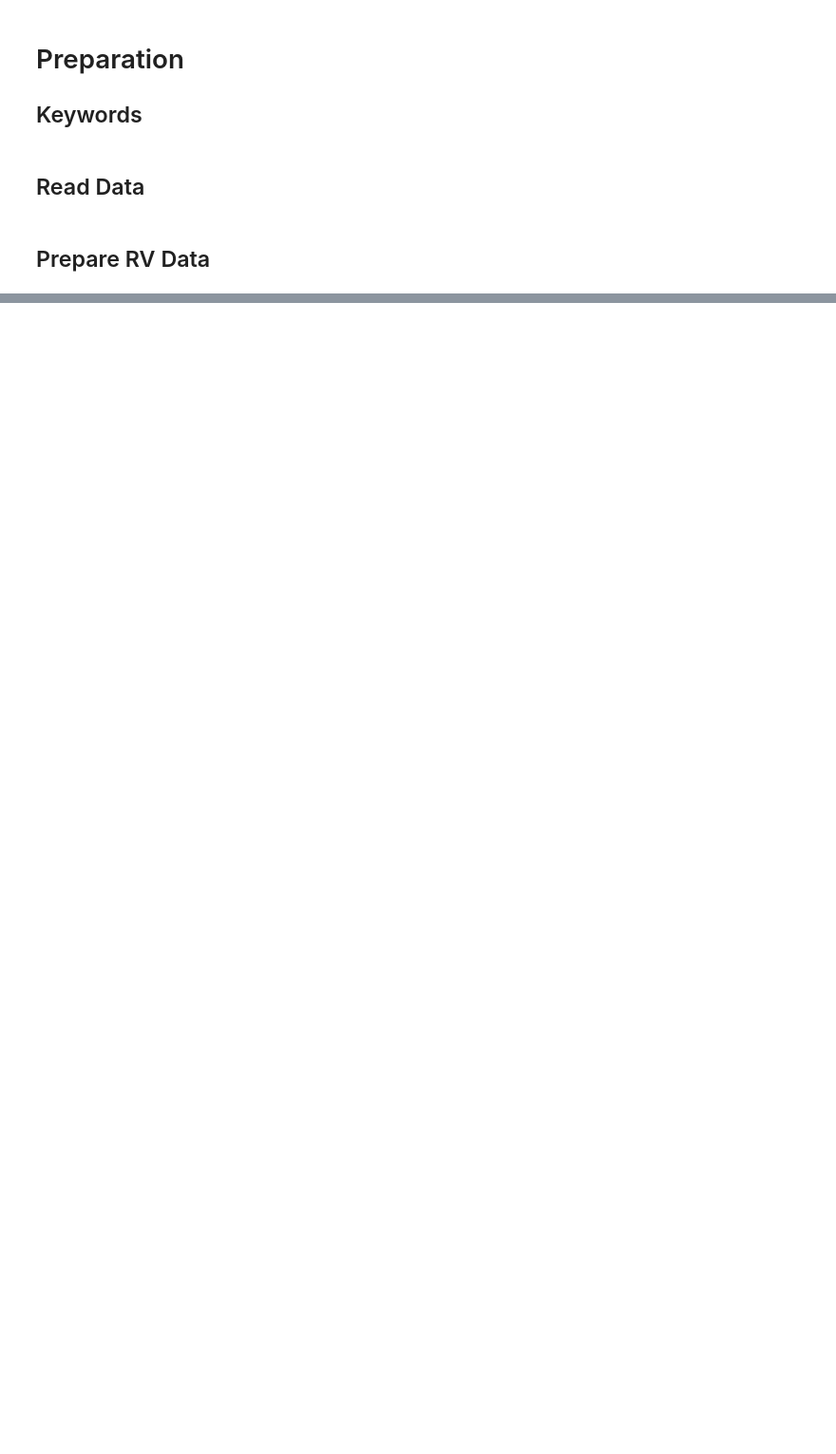
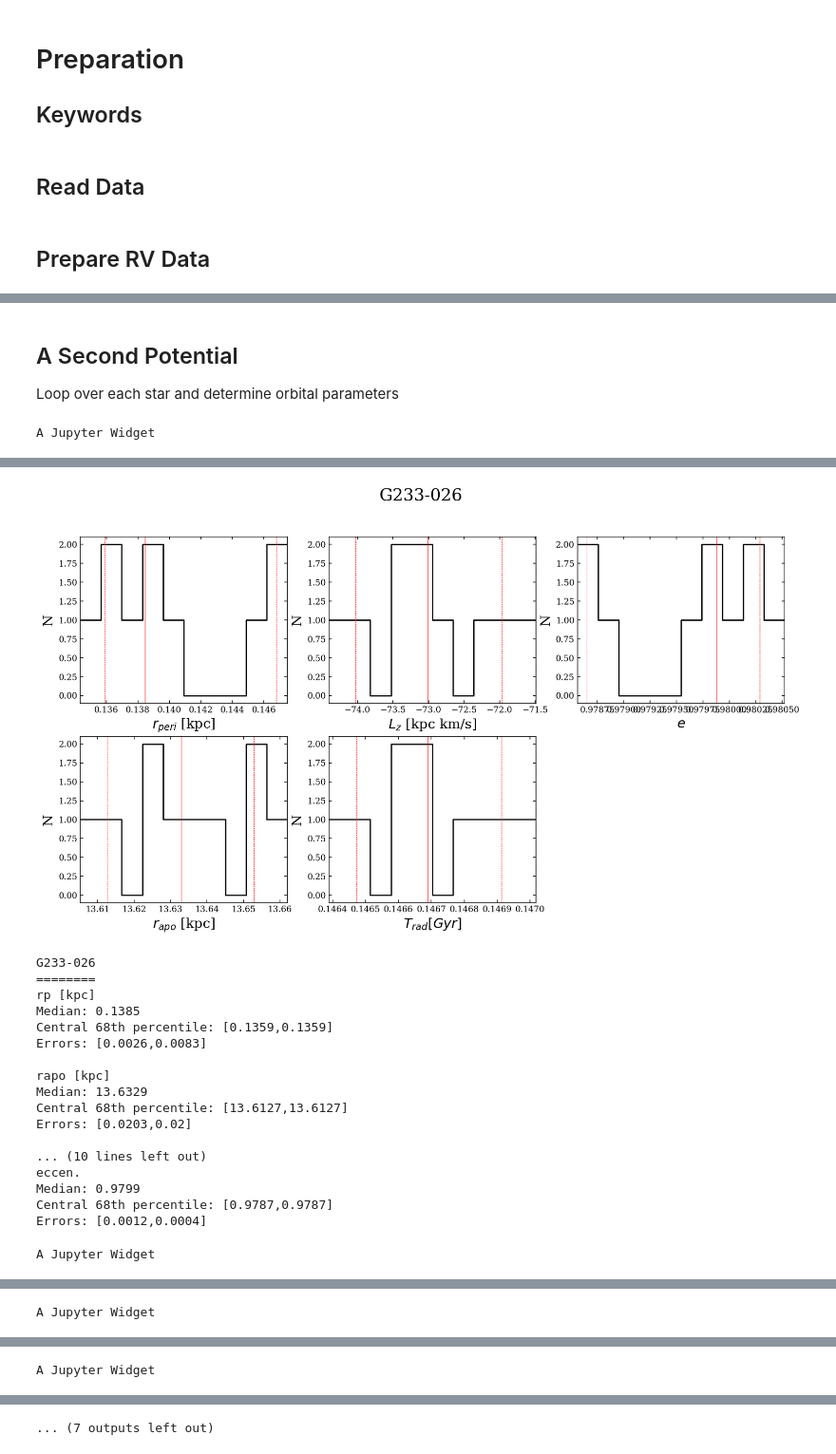
Before and after one commit to jamesmlane/OHStars, a Jupyter notebook: notebooks/2-orbital_parameters/orbital_parameters.ipynb, the cells around one changed output, grey strips where cells are left out. Shown at 95% size. Drawn from its saved outputs; the diff is of its cells as text; code cells hidden in the pictures; blank space fills up the shorter version.

```diff
--- a/notebooks/2-orbital_parameters/orbital_parameters.ipynb
+++ b/notebooks/2-orbital_parameters/orbital_parameters.ipynb
@@ -258,0 +354,11 @@ A Jupyter Widget
+# %% [markdown]
+## A Second Potential
+Loop over each star and determine orbital parameters
+# %%
+# Evaluate
+m17_stats = evaluate_orbit_parameters(ohstars.potential.McMillan2017, 'McMillan2017',
+                          10, star_names, tab, vrad, vrad_err,
+                          include_stars)
+make_latex_table( m17_stats, star_names, filename='Mcmillan2017.txt' )
+# %% [output]
+A Jupyter Widget
@@ -258,0 +366,19 @@ A Jupyter Widget
+[figure, added]
+G233-026
+========
+rp [kpc]
+Median: 0.1385
+Central 68th percentile: [0.1359,0.1359]
+Errors: [0.0026,0.0083]
+
+rapo [kpc]
+Median: 13.6329
+Central 68th percentile: [13.6127,13.6127]
+Errors: [0.0203,0.02]
+
+... (10 lines left out)
+eccen.
+Median: 0.9799
+Central 68th percentile: [0.9787,0.9787]
+Errors: [0.0012,0.0004]
+A Jupyter Widget
@@ -258,0 +403 @@ A Jupyter Widget
+A Jupyter Widget
@@ -258,0 +422 @@ A Jupyter Widget
+A Jupyter Widget
@@ -258,0 +424 @@ A Jupyter Widget
+... (7 outputs left out)
```
Also changed, not shown: parts of 11 cells of this notebook, 32 other files.
